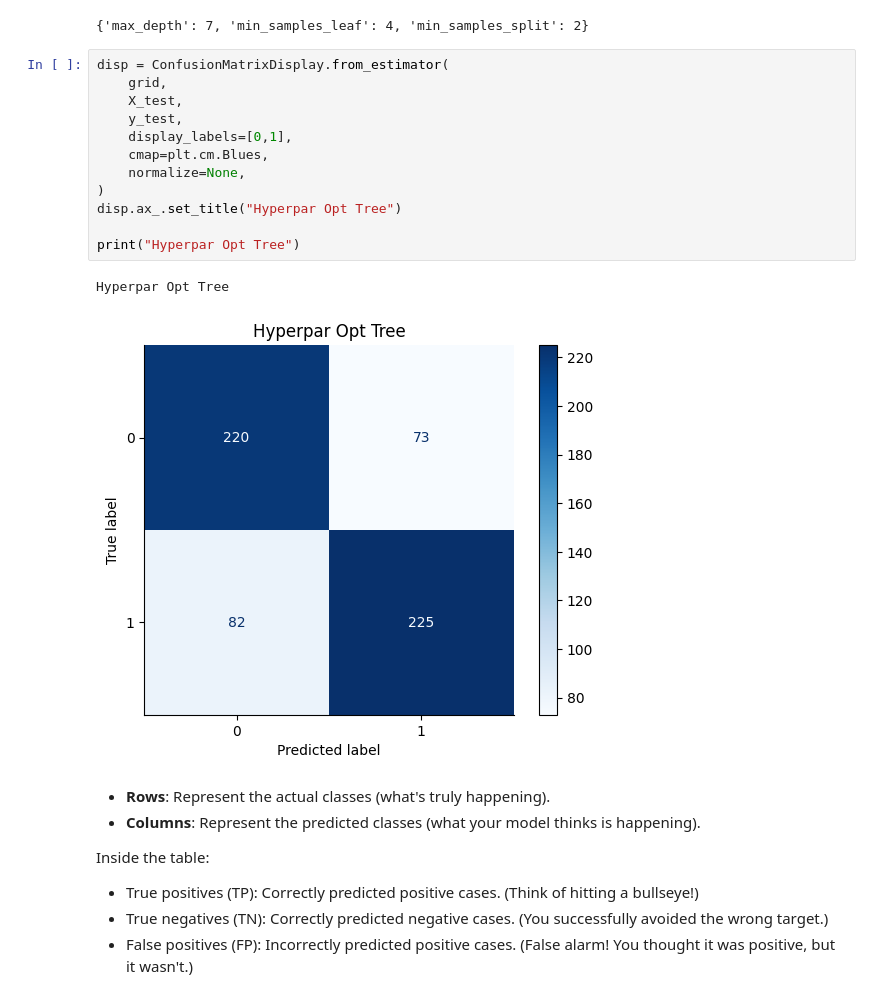
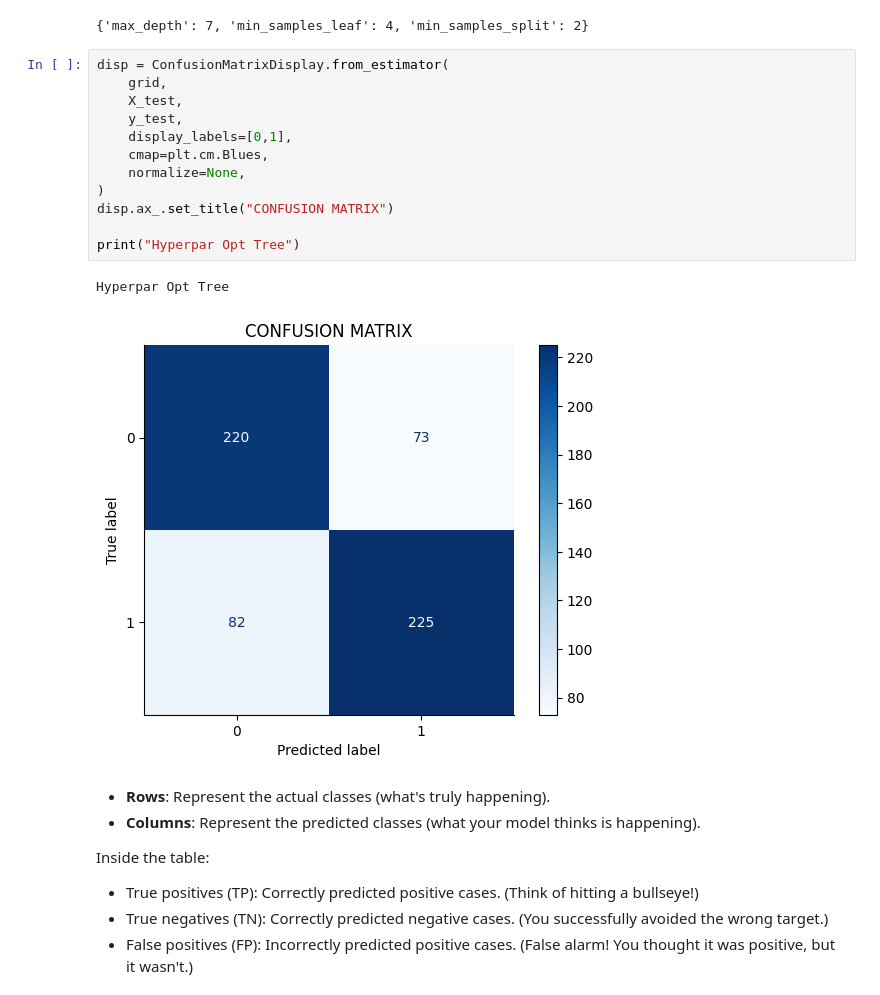
Before and after one commit to fabriziobasso/kaggle, a Jupyter notebook: Losses_Metrics.ipynb, the cells around one changed output. Cells and saved outputs as stored; diff of their text form.

```diff
--- a/Losses_Metrics.ipynb
+++ b/Losses_Metrics.ipynb
@@ -283,18 +283,18 @@ grid.best_params_
 # %%
 disp = ConfusionMatrixDisplay.from_estimator(
     grid,
     X_test,
     y_test,
     display_labels=[0,1],
     cmap=plt.cm.Blues,
     normalize=None,
 )
-disp.ax_.set_title("Hyperpar Opt Tree")
+disp.ax_.set_title("CONFUSION MATRIX")
 
 print("Hyperpar Opt Tree")
 # %% [output]
 Hyperpar Opt Tree
-[figure, old version]
+[figure, new version]
 # %% [markdown]
 * **Rows**: Represent the actual classes (what's truly happening).
 * **Columns**: Represent the predicted classes (what your model thinks is happening).
```
Also changed, not shown: parts of 24 cells of this notebook.
